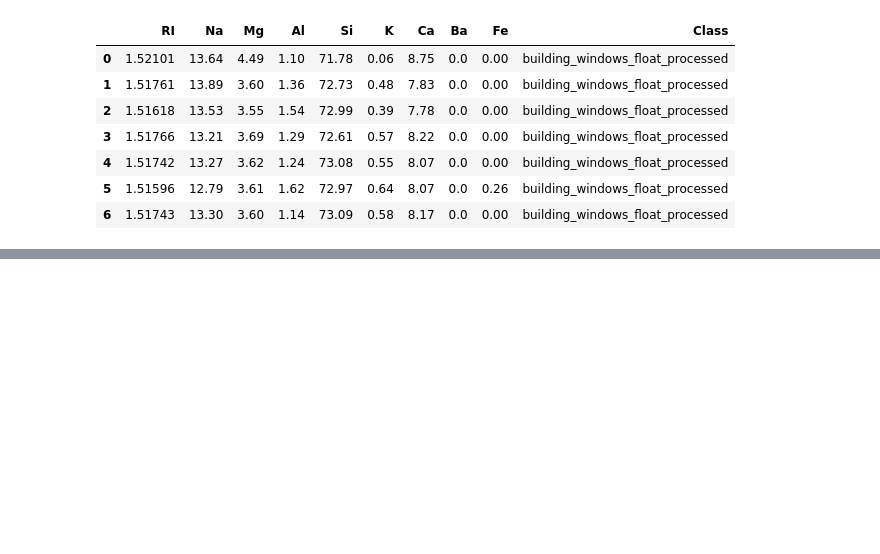
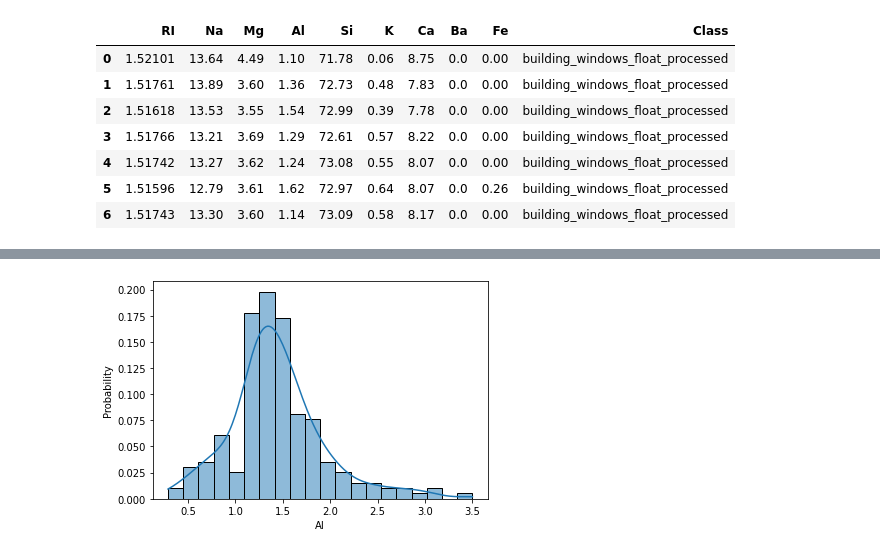
Before and after one commit to vorotnikov-nikita/PrPrPr, a Jupyter notebook: Praktica.ipynb, the cells around one changed output, grey strips where cells are left out. Saved outputs shown, nothing was run; the diff lists cells and outputs as text; code cells hidden in the pictures; blank space fills up the shorter version.

```diff
--- a/Praktica.ipynb
+++ b/Praktica.ipynb
@@ -69,0 +121,8 @@ memory usage: 16.8+ KB
+# %%
+sns.histplot(data=data, x='Al',
+             bins=20,
+             kde=True,
+             stat='probability')
+plt.show()
+# %% [output]
+[figure, added]
```
Also changed, not shown: parts of 41 cells of this notebook.
